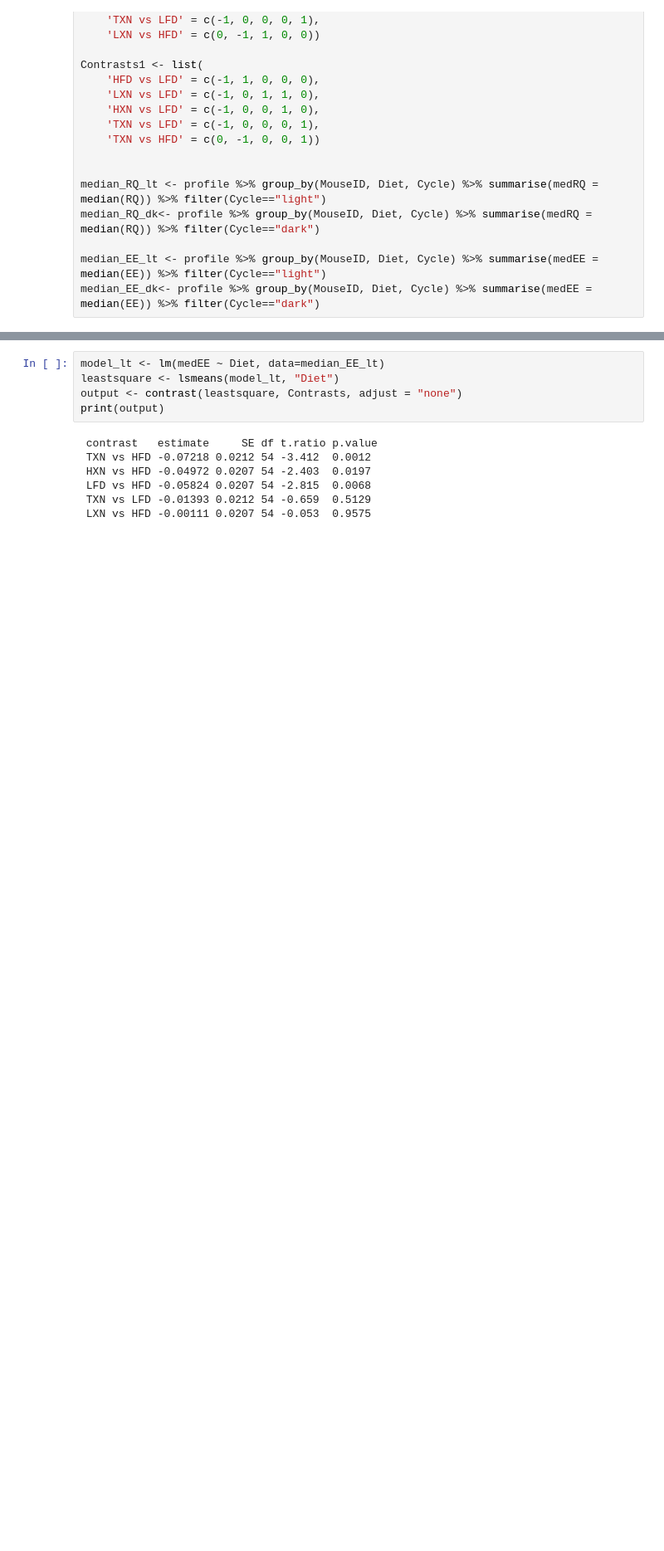
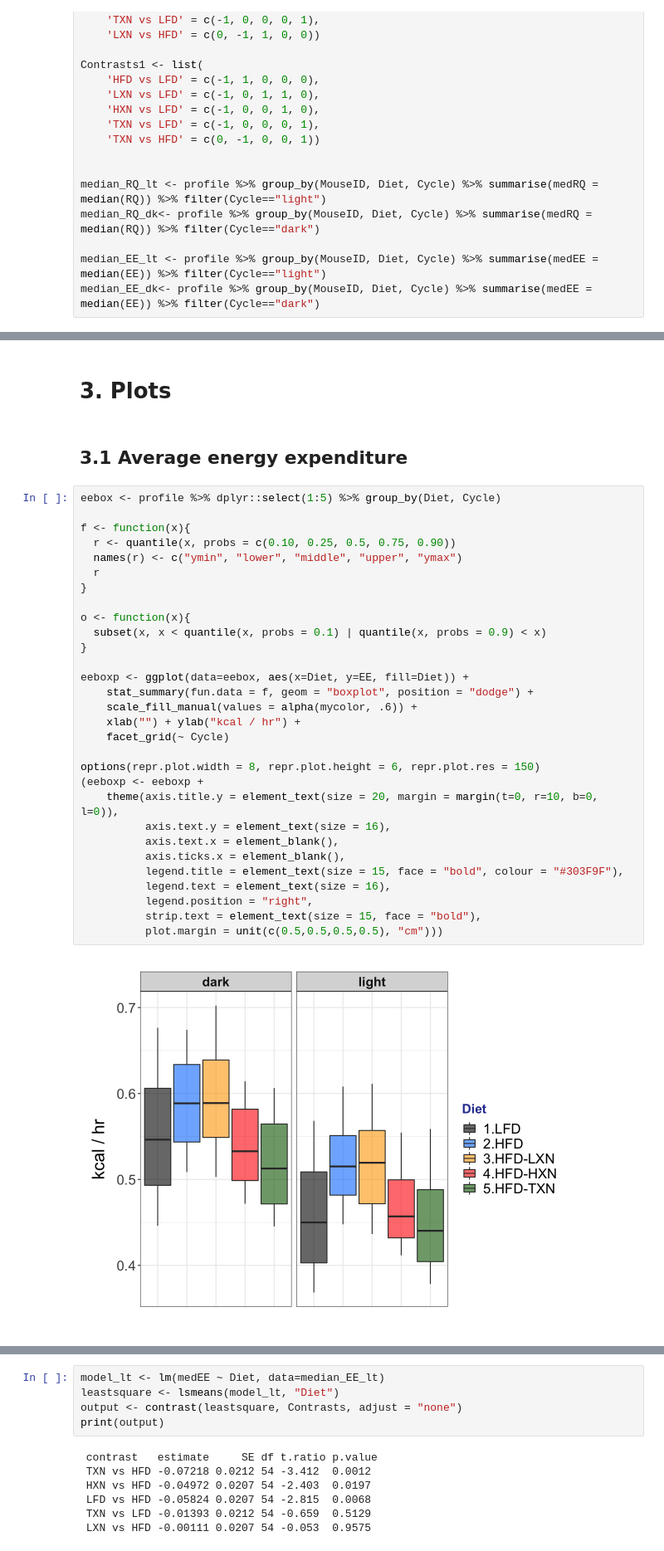
Before and after one commit to zhangyang2017/temp, a Jupyter notebook: metab.ipynb, the cells around one changed output, grey strips where cells are left out. Shown at 83% size. Drawn from its saved outputs; the diff is of its cells as text; blank space fills up the shorter version.

Commit message:
update stats

```diff
--- a/metab.ipynb
+++ b/metab.ipynb
@@ -37,0 +116,36 @@ median_EE_dk<- profile %>% group_by(MouseID, Diet, Cycle) %>% summarise(medEE =
+# %% [markdown]
+# 3. Plots
+# %% [markdown]
+## 3.1 Average energy expenditure
+# %%
+eebox <- profile %>% dplyr::select(1:5) %>% group_by(Diet, Cycle)
+
+f <- function(x){
+  r <- quantile(x, probs = c(0.10, 0.25, 0.5, 0.75, 0.90))
+  names(r) <- c("ymin", "lower", "middle", "upper", "ymax")
+  r
+}
+
+o <- function(x){
+  subset(x, x < quantile(x, probs = 0.1) | quantile(x, probs = 0.9) < x)
+}
+
+eeboxp <- ggplot(data=eebox, aes(x=Diet, y=EE, fill=Diet)) +
+    stat_summary(fun.data = f, geom = "boxplot", position = "dodge") +
+    scale_fill_manual(values = alpha(mycolor, .6)) +
+    xlab("") + ylab("kcal / hr") +
+    facet_grid(~ Cycle)
+
+options(repr.plot.width = 8, repr.plot.height = 6, repr.plot.res = 150)
+(eeboxp <- eeboxp +
+    theme(axis.title.y = element_text(size = 20, margin = margin(t=0, r=10, b=0, l=0)),
+          axis.text.y = element_text(size = 16),
+          axis.text.x = element_blank(),
+          axis.ticks.x = element_blank(),
+          legend.title = element_text(size = 15, face = "bold", colour = "#303F9F"),
+          legend.text = element_text(size = 16),
+          legend.position = "right",
+          strip.text = element_text(size = 15, face = "bold"),
+          plot.margin = unit(c(0.5,0.5,0.5,0.5), "cm")))
+# %% [output]
+[figure, added]
```
Also changed, not shown: parts of 36 cells of this notebook.
